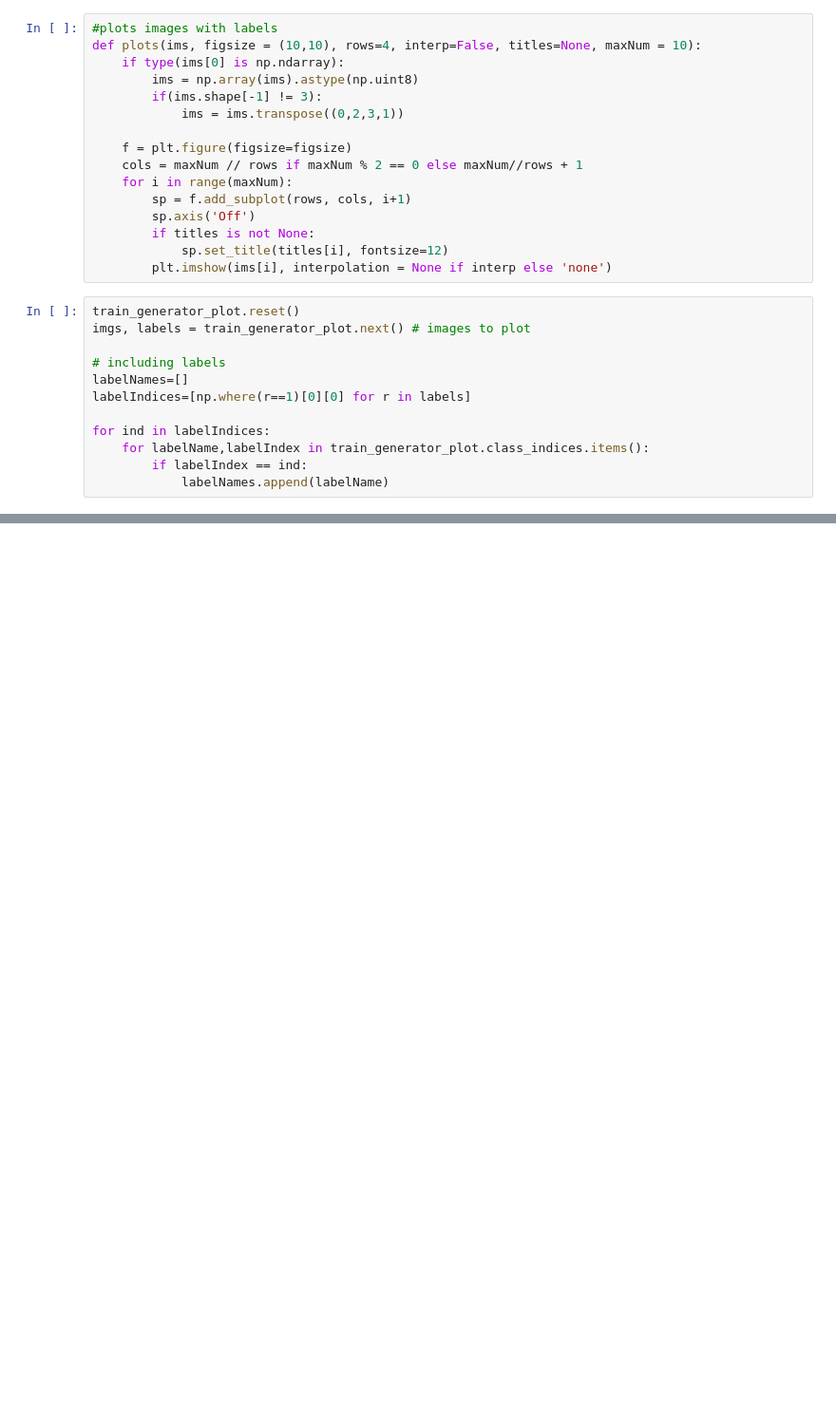
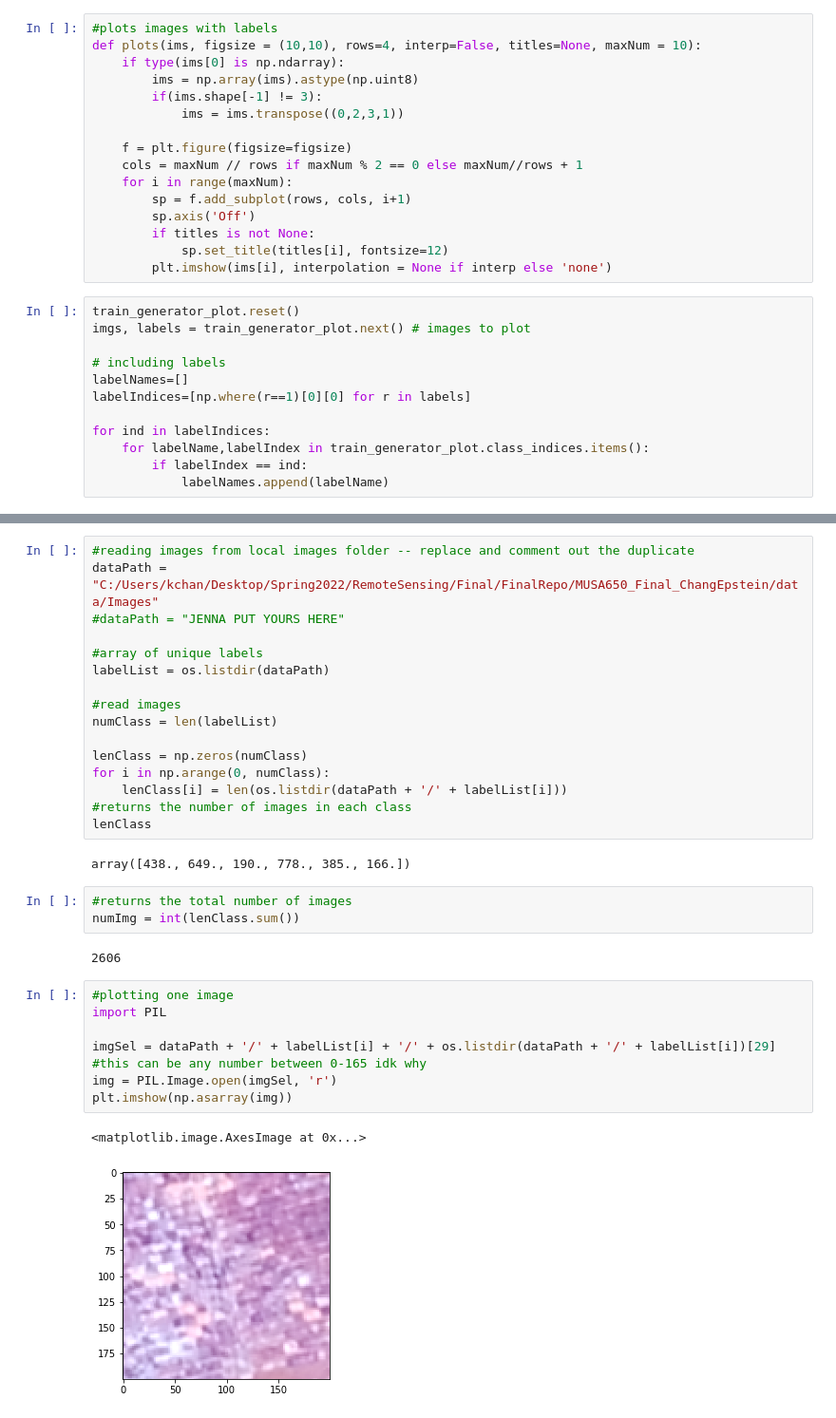
Before and after one commit to jennaepstein/MUSA650_Final_ChangEpstein, a Jupyter notebook: MUSA650_Final_ChangEpstein.ipynb, the cells around one changed output, grey strips where cells are left out. Shown: that part at 95% size. Saved outputs shown, nothing was run; the diff lists cells and outputs as text; blank space fills up the shorter version.

```diff
--- a/MUSA650_Final_ChangEpstein.ipynb
+++ b/MUSA650_Final_ChangEpstein.ipynb
@@ -124,0 +134,33 @@ plots(imgs, rows=1, titles = labelNames, maxNum=8)
+# %%
+#reading images from local images folder -- replace and comment out the duplicate
+dataPath = "C:/Users/kchan/Desktop/Spring2022/RemoteSensing/Final/FinalRepo/MUSA650_Final_ChangEpstein/data/Images"
+#dataPath = "JENNA PUT YOURS HERE"
+
+#array of unique labels
+labelList = os.listdir(dataPath)
+
+#read images
+numClass = len(labelList)
+
+lenClass = np.zeros(numClass)
+for i in np.arange(0, numClass):
+    lenClass[i] = len(os.listdir(dataPath + '/' + labelList[i]))
+#returns the number of images in each class
+lenClass
+# %% [output]
+array([438., 649., 190., 778., 385., 166.])
+# %%
+#returns the total number of images
+numImg = int(lenClass.sum())
+# %% [output]
+2606
+# %%
+#plotting one image
+import PIL
+
+imgSel = dataPath + '/' + labelList[i] + '/' + os.listdir(dataPath + '/' + labelList[i])[29] #this can be any number between 0-165 idk why
+img = PIL.Image.open(imgSel, 'r')
+plt.imshow(np.asarray(img))
+# %% [output]
+<matplotlib.image.AxesImage at 0x...>
+[figure, added]
```
Also changed, not shown: parts of 27 cells of this notebook.
